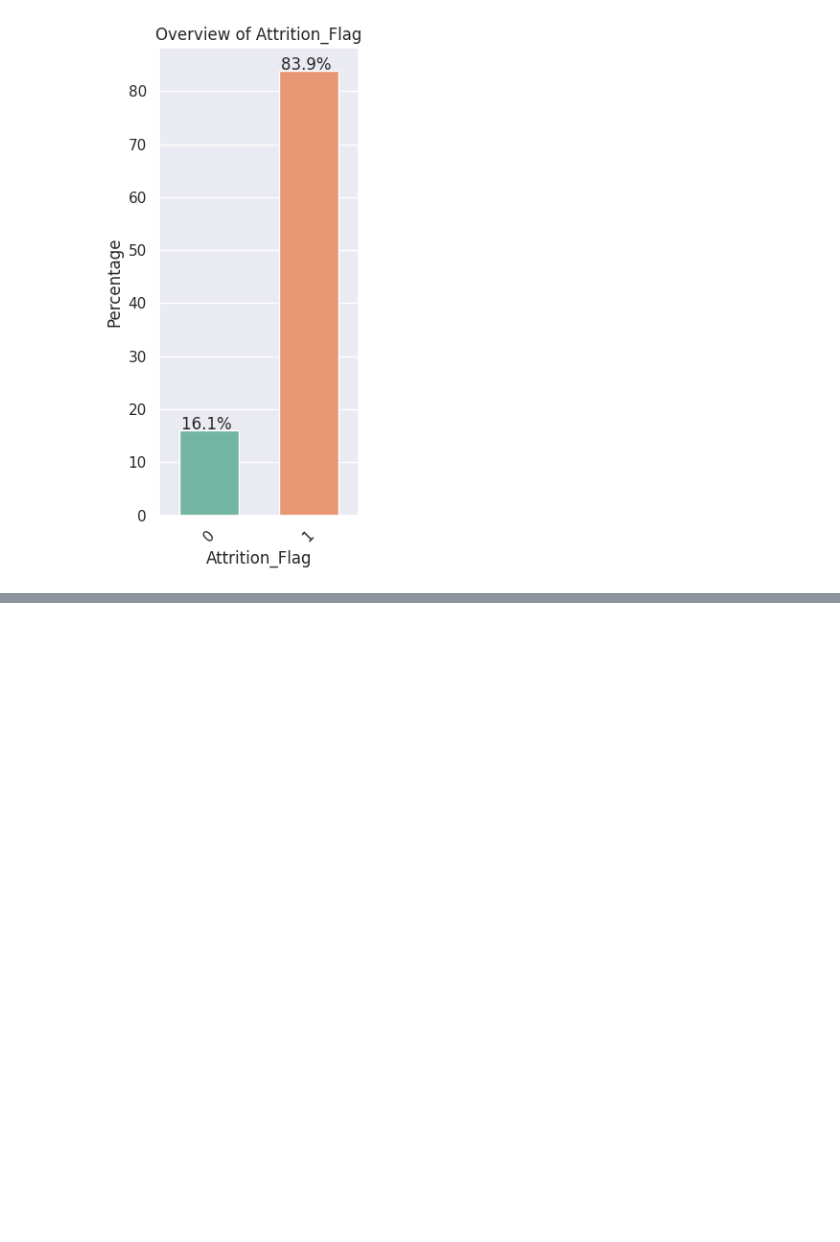
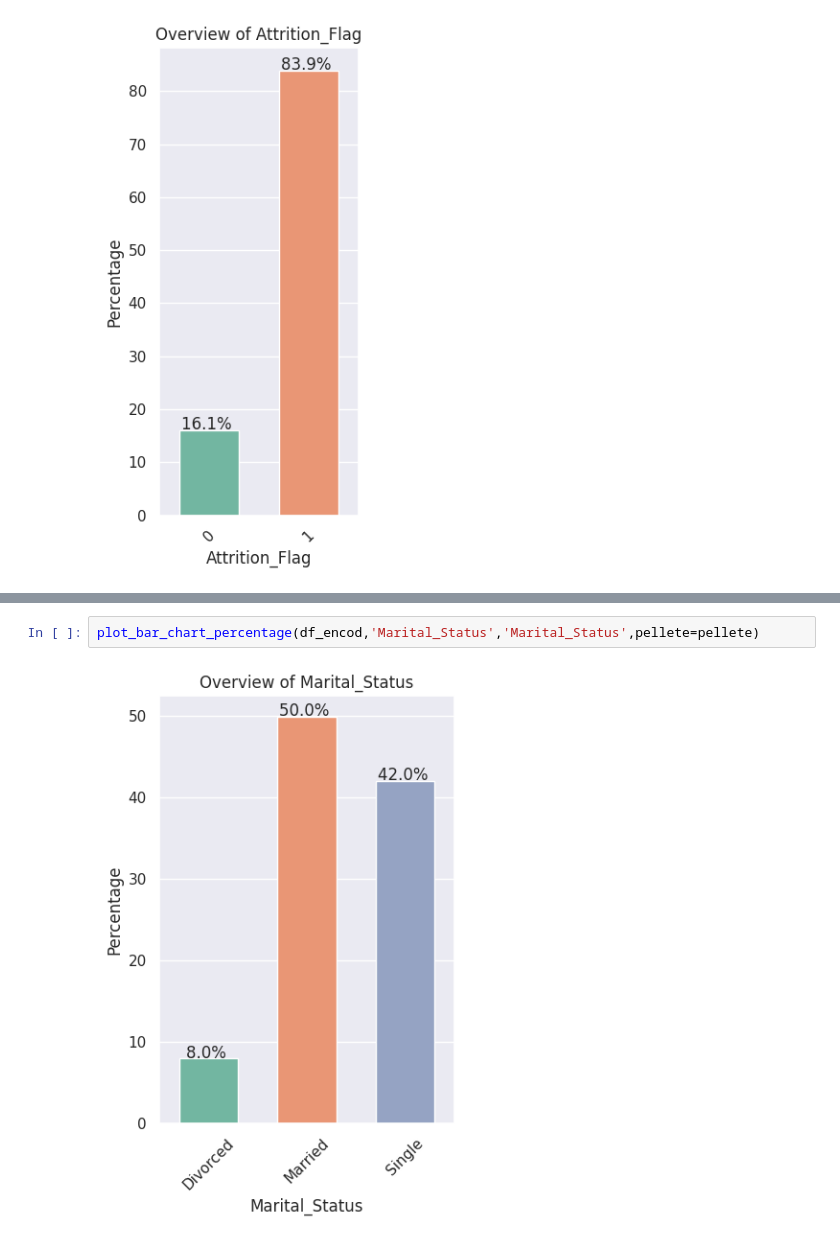
Before and after one commit to Rajesh2015/credit-card-user-churn-prediction, a Jupyter notebook: credit-card-churn-solution.ipynb, the cells around one changed output, grey strips where cells are left out. Cells and saved outputs as stored; diff of their text form; blank space fills up the shorter version.

```diff
--- a/credit-card-churn-solution.ipynb
+++ b/credit-card-churn-solution.ipynb
@@ -1086,0 +1093,4 @@ plot
+# %%
+plot_bar_chart_percentage(df_encod,'Marital_Status','Marital_Status',pellete=pellete)
+# %% [output]
+[figure, added]
```
Also changed, not shown: parts of 6 cells of this notebook.
